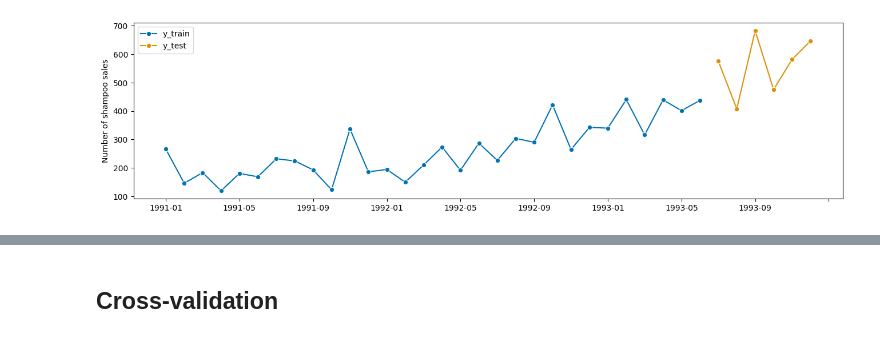
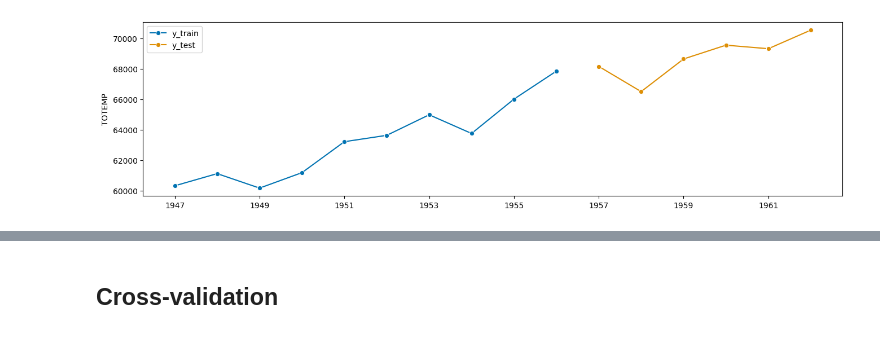
Before and after one commit to sktime/sktime-tutorial-pydata-global-2022, a Jupyter notebook: notebooks/tuning.ipynb, the cells around one changed output, grey strips where cells are left out. Cells and saved outputs as stored; diff of their text form; code cells hidden in the pictures.

```diff
--- a/notebooks/tuning.ipynb
+++ b/notebooks/tuning.ipynb
@@ -7,13 +9,13 @@ warnings.filterwarnings("ignore")
 # %%
-from sktime.datasets import load_shampoo_sales
+from sktime.datasets import load_longley
 from sktime.forecasting.model_selection import temporal_train_test_split
+from sktime.forecasting.base import ForecastingHorizon
+from sktime.utils.plotting import plot_series
 
-y = load_shampoo_sales()
-y_train, y_test = temporal_train_test_split(y=y, test_size=6)
+y, X = load_longley()
+y_train, y_test, X_train, X_test = temporal_train_test_split(y=y, X=X, test_size=6)
+fh = ForecastingHorizon(y_test.index, is_relative=False)
 # %%
-from sktime.utils.plotting import plot_series
-
-fig, ax = plot_series(y_train, y_test, labels=["y_train", "y_test"])
-fig;
+plot_series(y_train, y_test, labels=["y_train", "y_test"]);
 # %% [output]
-[figure, old version]
+[figure, new version]
```
Also changed, not shown: parts of 30 cells of this notebook.
